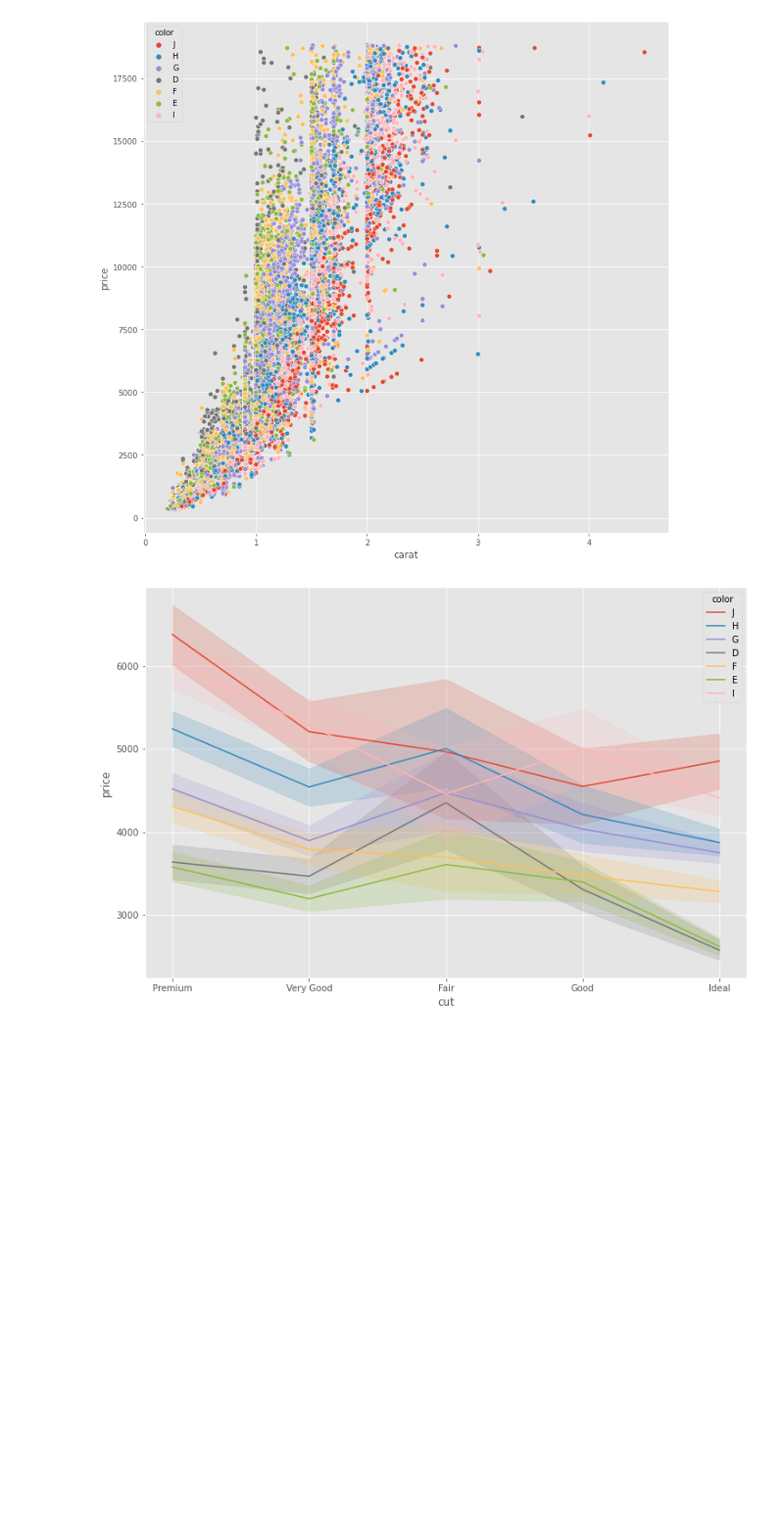
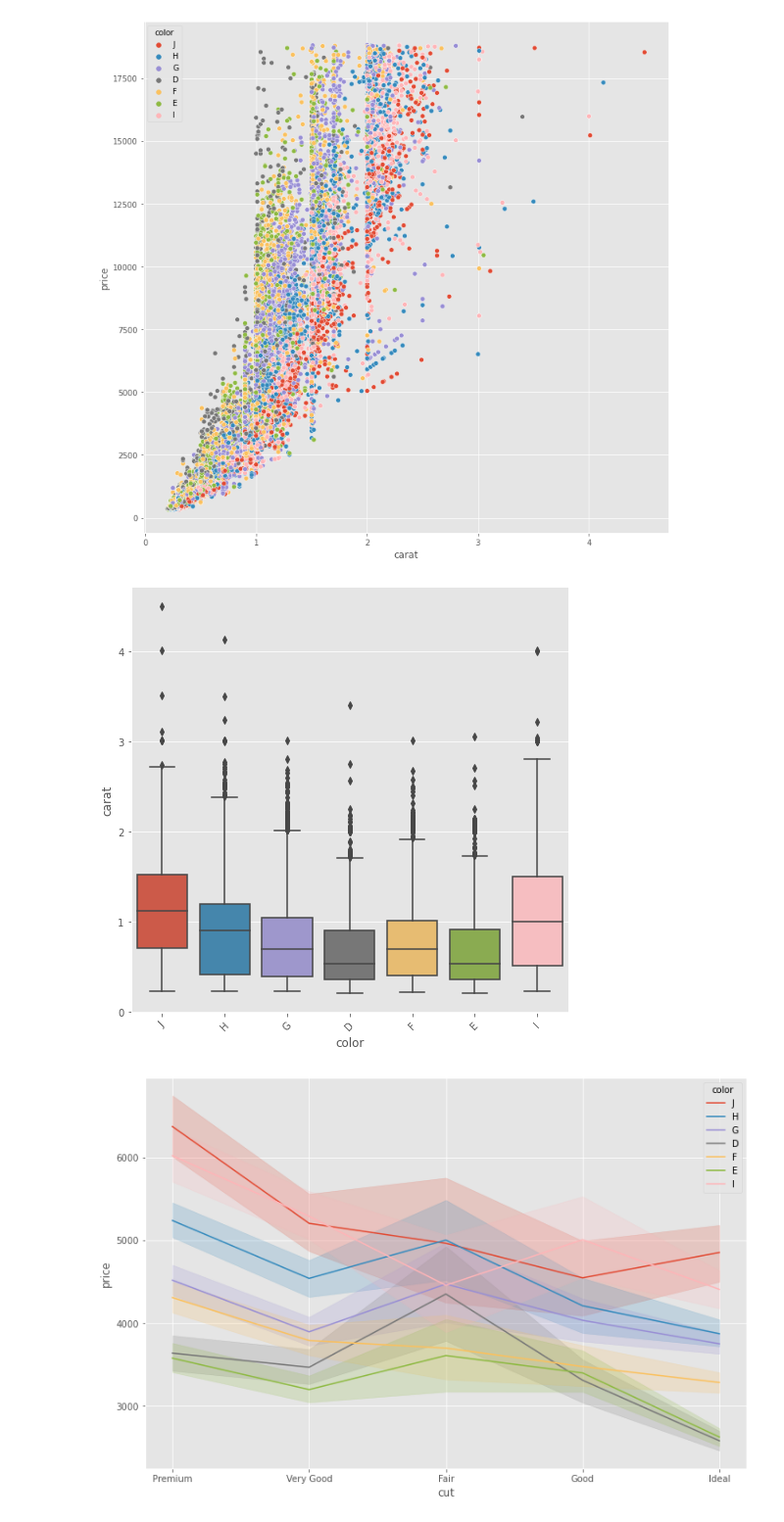
Before and after one commit to claracarbo/ih_datamadpt1120_project_m2, a Jupyter notebook: data_analysis_report.ipynb, the cells around one changed output. Shown at 98% size. Saved outputs shown, nothing was run; the diff lists cells and outputs as text; code cells hidden in the pictures; blank space fills up the shorter version.

```diff
--- a/data_analysis_report.ipynb
+++ b/data_analysis_report.ipynb
@@ -282,6 +282,12 @@ plt.figure(figsize = (12,12))
 ax = sns.scatterplot(data = df, x = 'carat', y = 'price', hue = 'color')
 # %% [output]
 [figure]
+# %%
+fig, ax= plt.subplots(figsize=(8,8))
+sns.boxplot(data=df, x="color", y="carat")
+plt.xticks(rotation=45);
+# %% [output]
+[figure, added]
 # %%
 fig = plt.figure(figsize=(12,8))
 ax = sns.lineplot(x="cut", y="price", hue="color", data=df)
```
Also changed, not shown: parts of 23 cells of this notebook, 1 other file.
